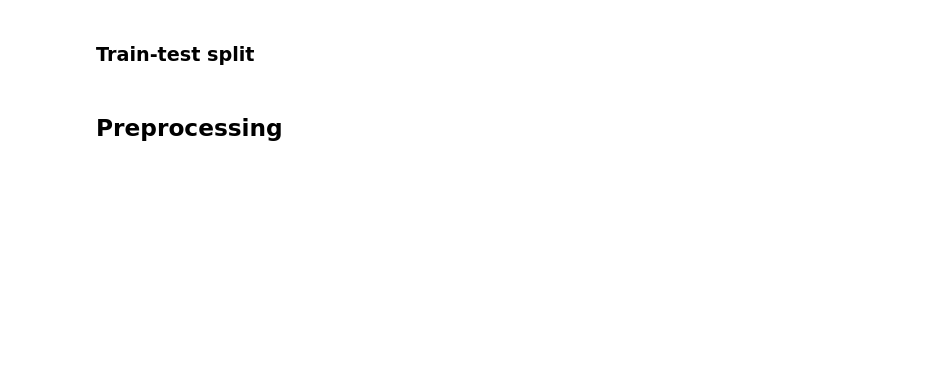
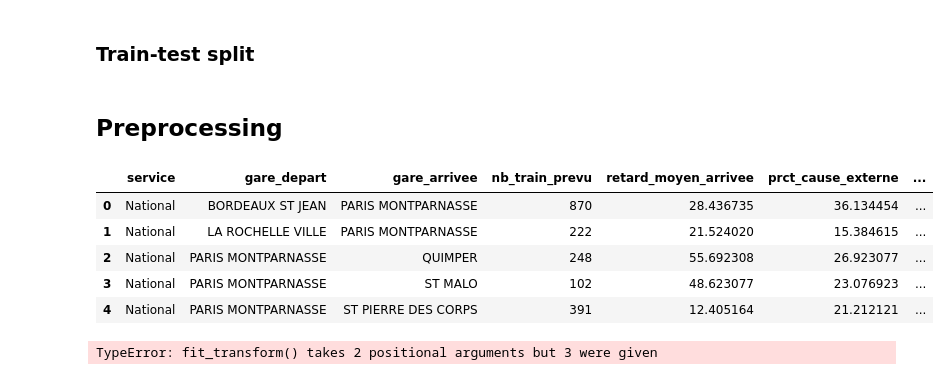
Before and after one commit to MatthiasPicard/TGV-delay-predictions, a Jupyter notebook: matthias_notebook.ipynb, the cells around one changed output. Drawn from its saved outputs; the diff is of its cells as text; code cells hidden in the pictures; blank space fills up the shorter version.

```diff
--- a/matthias_notebook.ipynb
+++ b/matthias_notebook.ipynb
@@ -81,6 +81,7 @@ retard_moyen_arrive = ["retard_moyen_arrivee"]
 def clean_dataset(df,other_columns,columns_retard,columns_cause,retard_moyen_arrive):
     columns_to_remove = other_columns + columns_retard + columns_cause + retard_moyen_arrive
     df = df.drop(columns_to_remove, axis=1)
+    df = df.drop([2886,2889],axis = 0)  # Remove outliers isolated in the next cell
     return df
 
 def check_errors(df,columns_cause):
@@ -153,7 +156,17 @@ def manage_date_column(df):
     df = df.drop("date",axis=1)
     return df
 
-date_handled_df = manage_date_column(clean_df)
+date_handled_trainset = manage_date_column(train_set)
+date_handled_testset = manage_date_column(test_set)
+# %%
+date_handled_trainset.head()
+# %% [output]
+|  | service | gare_depart | gare_arrivee | nb_train_prevu | retard_moyen_arrivee | prct_cause_externe | ... |
+| 0 | National | BORDEAUX ST JEAN | PARIS MONTPARNASSE | 870 | 28.436735 | 36.134454 | ... |
+| 1 | National | LA ROCHELLE VILLE | PARIS MONTPARNASSE | 222 | 21.524020 | 15.384615 | ... |
+| 2 | National | PARIS MONTPARNASSE | QUIMPER | 248 | 55.692308 | 26.923077 | ... |
+| 3 | National | PARIS MONTPARNASSE | ST MALO | 102 | 48.623077 | 23.076923 | ... |
+| 4 | National | PARIS MONTPARNASSE | ST PIERRE DES CORPS | 391 | 12.405164 | 21.212121 | ... |
 # %%
 from sklearn.pipeline import Pipeline
 from sklearn.compose import ColumnTransformer
@@ -192,3 +206,21 @@ pipeline = Pipeline(steps=[
     ('preprocessor', preprocessor),
     ('model', LinearRegression())
 ])
+# %%
+target = "retard_moyen_arrivee"
+# ['prct_cause_externe', 'prct_cause_infra', 'prct_cause_gestion_trafic','prct_cause_materiel_roulant', 'prct_cause_gestion_gare','prct_cause_prise_en_charge_voyageurs']
+
+y_train = date_handled_trainset[target]
+X_train = date_handled_trainset.drop(target,axis = 1)
+
+y_test = date_handled_testset[target]
+X_test = date_handled_testset.drop(target,axis = 1)
+
+# Fit and transform the data with the pipeline
+X_train_transformed = pipeline.named_steps['preprocessor'].fit_transform(X_train)
+X_test_transformed = pipeline.named_steps['preprocessor'].fit_transform(X_test)
+
+# Fit the model on the transformed data
+pipeline.named_steps['model'].fit(X_train,y_train)
+# %% [output]
+TypeError: fit_transform() takes 2 positional arguments but 3 were given
```
Also changed, not shown: parts of 2 cells of this notebook.
